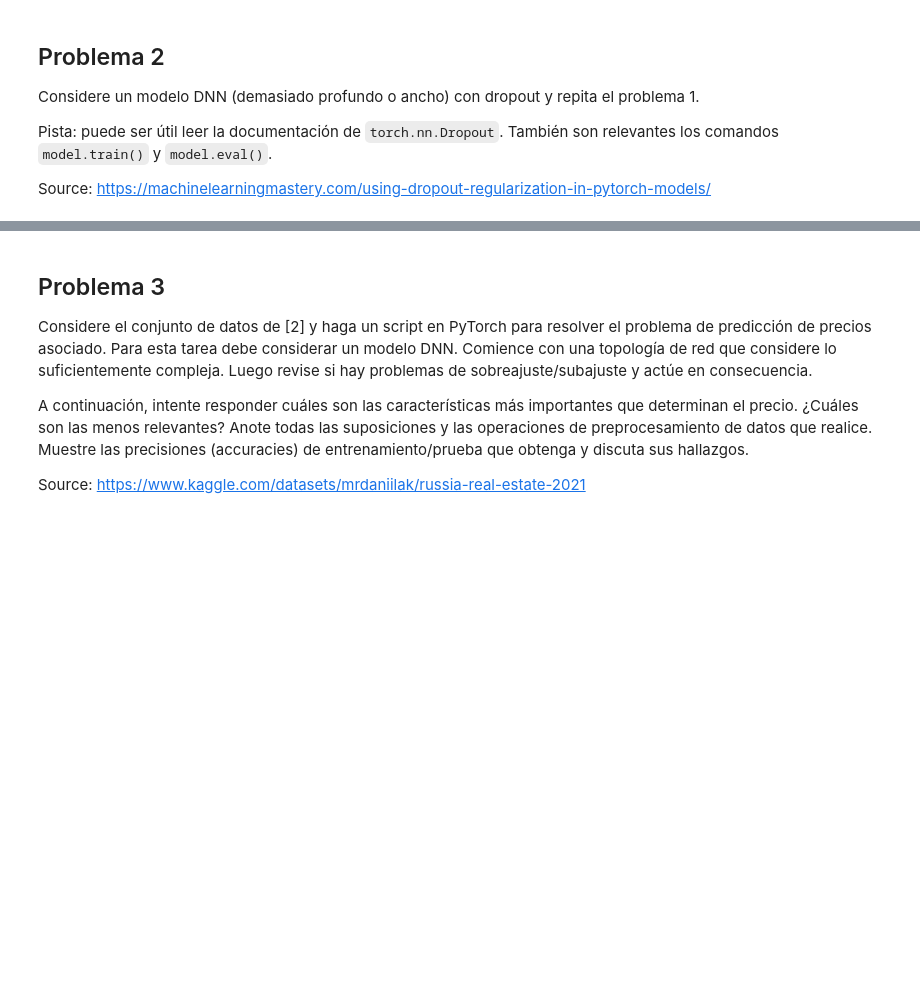
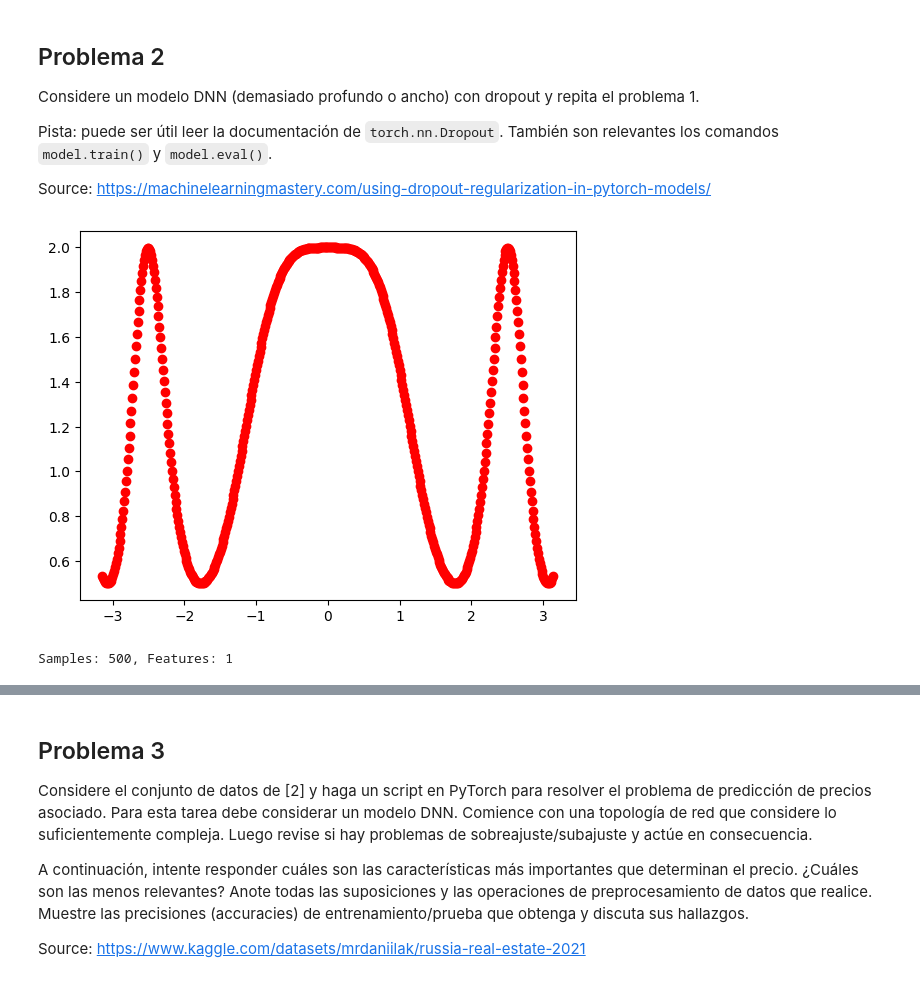
Before and after one commit to Sechi42/DNN, a Jupyter notebook: DNN_WEEK_4/Tarea4.ipynb, the cells around one changed output, grey strips where cells are left out. Drawn from its saved outputs; the diff is of its cells as text; code cells hidden in the pictures; blank space fills up the shorter version.

```diff
--- a/DNN_WEEK_4/Tarea4.ipynb
+++ b/DNN_WEEK_4/Tarea4.ipynb
@@ -342,4 +348,33 @@ Considere un modelo DNN (demasiado profundo o ancho) con dropout y repita el pro
 Pista: puede ser útil leer la documentación de `torch.nn.Dropout`. También son relevantes los comandos `model.train()` y `model.eval()`.
 
 Source: https://machinelearningmastery.com/using-dropout-regularization-in-pytorch-models/
+# %%
+def my_func(a, b, n_samples, noise_var):
+    x = np.linspace(a, b, n_samples)
+    y = 2**np.cos(x**2) + np.random.normal(0, noise_var, n_samples)
+    return x.reshape(-1, 1), y.reshape(-1, 1)
+# %%
+# Use a range for x values
+X_np, y_np = my_func(-np.pi, np.pi, 500, 0.0)
+
+#X_np, y_np = my_func(-np.pi, np.pi, 500, 0.1)
+#X_np, y_np = my_func(-np.pi, np.pi, 500, 0.5)
+
+plt.plot(X_np, y_np, 'ro')
+plt.show()
+# %% [output]
+[figure, added]
+# %%
+# Convertir datos a tensores y mover a dispositivo (entrenamiento completo, sin validación)
+X = torch.from_numpy(X_np.astype(np.float32)).to(device)
+y = torch.from_numpy(y_np.astype(np.float32)).to(device)
+y = y.view(y.shape[0], 1)
+
+n_samples, n_features = X.shape
+input_size = n_features
+output_size = 1
+
+print(f"Samples: {n_samples}, Features: {n_features}")
+# %% [output]
+Samples: 500, Features: 1
 # %%
```
Also changed, not shown: parts of 21 cells of this notebook, 1 other file.
